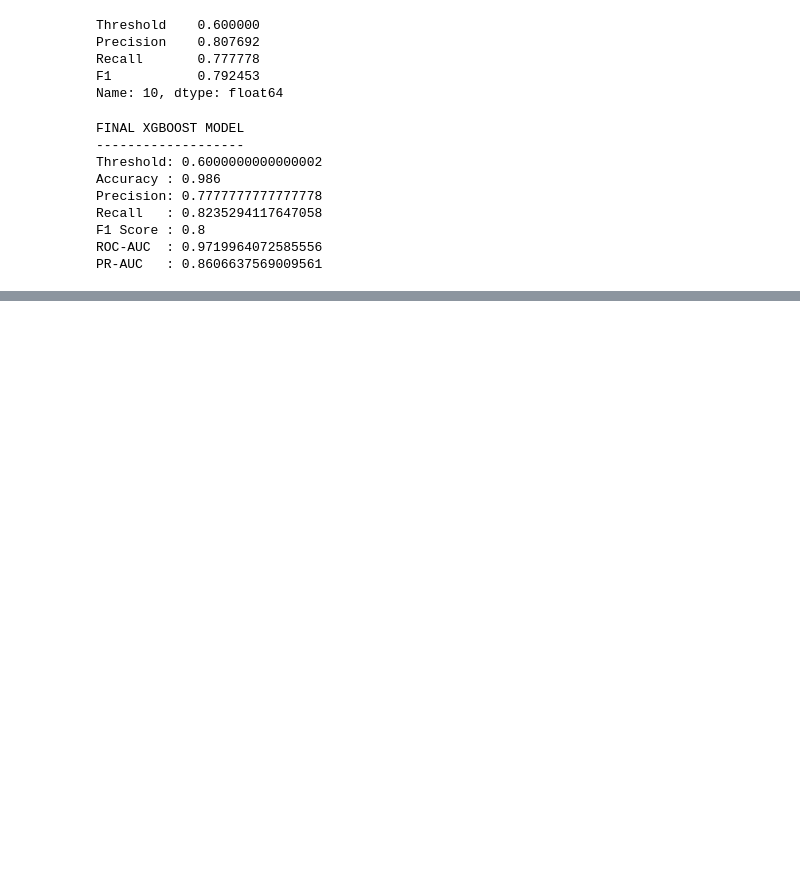
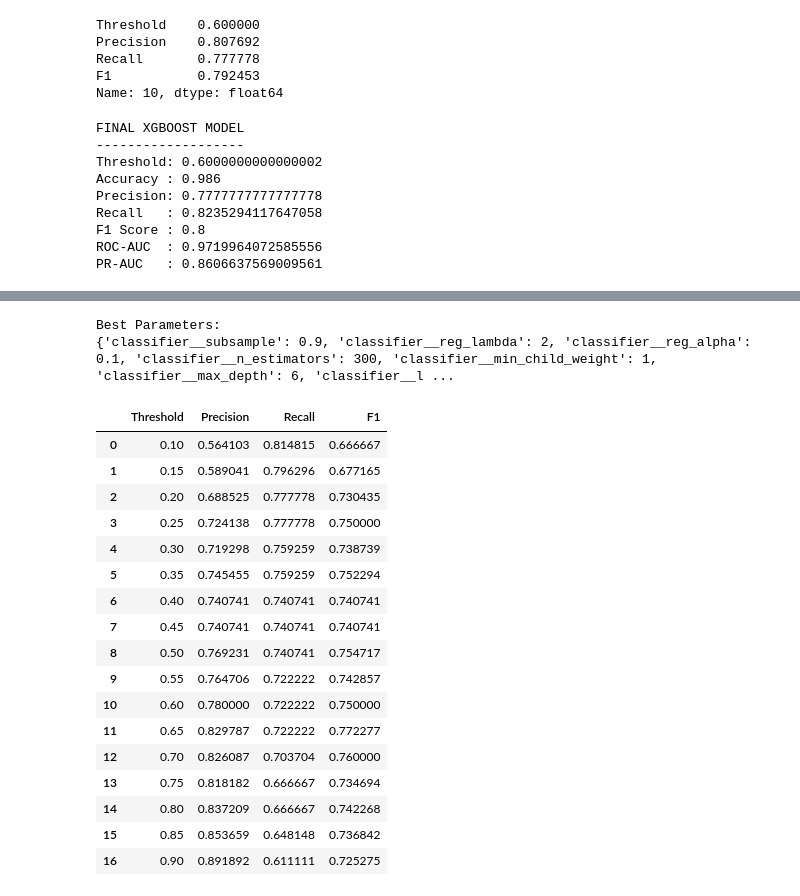
Before and after one commit to ankith0921/Industrial-predictive-maintenance, a Jupyter notebook: notebooks/01_dataset_exploration.ipynb, the cells around one changed output, grey strips where cells are left out. Cells and saved outputs as stored; diff of their text form; code cells hidden in the pictures; blank space fills up the shorter version.

```diff
--- a/notebooks/01_dataset_exploration.ipynb
+++ b/notebooks/01_dataset_exploration.ipynb
@@ -1398,0 +1486,6 @@ PR-AUC   : 0.8606637569009561
+# %%
+cv = StratifiedKFold(
+    n_splits=5,
+    shuffle=True,
+    random_state=42
+)
@@ -1398,0 +1504,5 @@ PR-AUC   : 0.8606637569009561
+# %%
+random_search.fit(
+    X_train_model,
+    y_train_model
+)
@@ -1398,0 +1534,64 @@ PR-AUC   : 0.8606637569009561
+# %%
+print("\nBest Parameters:")
+print(random_search.best_params_)
+# %% [output]
+Best Parameters:
+{'classifier__subsample': 0.9, 'classifier__reg_lambda': 2, 'classifier__reg_alpha': 0.1, 'classifier__n_estimators': 300, 'classifier__min_child_weight': 1, 'classifier__max_depth': 6, 'classifier__l ...
+# %%
+best_xgb_model = random_search.best_estimator_
+# %%
+tuned_val_proba = best_xgb_model.predict_proba(
+    X_val
+)[:, 1]
+# %%
+tuned_threshold_results = []
+
+for threshold in thresholds:
+
+    predictions = (
+        tuned_val_proba >= threshold
+    ).astype(int)
+
+    tuned_threshold_results.append({
+        "Threshold": threshold,
+        "Precision": precision_score(
+            y_val,
+            predictions,
+            zero_division=0
+        ),
+        "Recall": recall_score(
+            y_val,
+            predictions,
+            zero_division=0
+        ),
+        "F1": f1_score(
+            y_val,
+            predictions,
+            zero_division=0
+        )
+    })
+
+tuned_threshold_df = pd.DataFrame(
+    tuned_threshold_results
+)
+
+tuned_threshold_df
+# %% [output]
+|  | Threshold | Precision | Recall | F1 |
+| 0 | 0.10 | 0.564103 | 0.814815 | 0.666667 |
+| 1 | 0.15 | 0.589041 | 0.796296 | 0.677165 |
+| 2 | 0.20 | 0.688525 | 0.777778 | 0.730435 |
+| 3 | 0.25 | 0.724138 | 0.777778 | 0.750000 |
+| 4 | 0.30 | 0.719298 | 0.759259 | 0.738739 |
+| 5 | 0.35 | 0.745455 | 0.759259 | 0.752294 |
+| 6 | 0.40 | 0.740741 | 0.740741 | 0.740741 |
+| 7 | 0.45 | 0.740741 | 0.740741 | 0.740741 |
+| 8 | 0.50 | 0.769231 | 0.740741 | 0.754717 |
+| 9 | 0.55 | 0.764706 | 0.722222 | 0.742857 |
+| 10 | 0.60 | 0.780000 | 0.722222 | 0.750000 |
+| 11 | 0.65 | 0.829787 | 0.722222 | 0.772277 |
+| 12 | 0.70 | 0.826087 | 0.703704 | 0.760000 |
+| 13 | 0.75 | 0.818182 | 0.666667 | 0.734694 |
+| 14 | 0.80 | 0.837209 | 0.666667 | 0.742268 |
+| 15 | 0.85 | 0.853659 | 0.648148 | 0.736842 |
+| 16 | 0.90 | 0.891892 | 0.611111 | 0.725275 |
```
Also changed, not shown: parts of 8 cells of this notebook.
